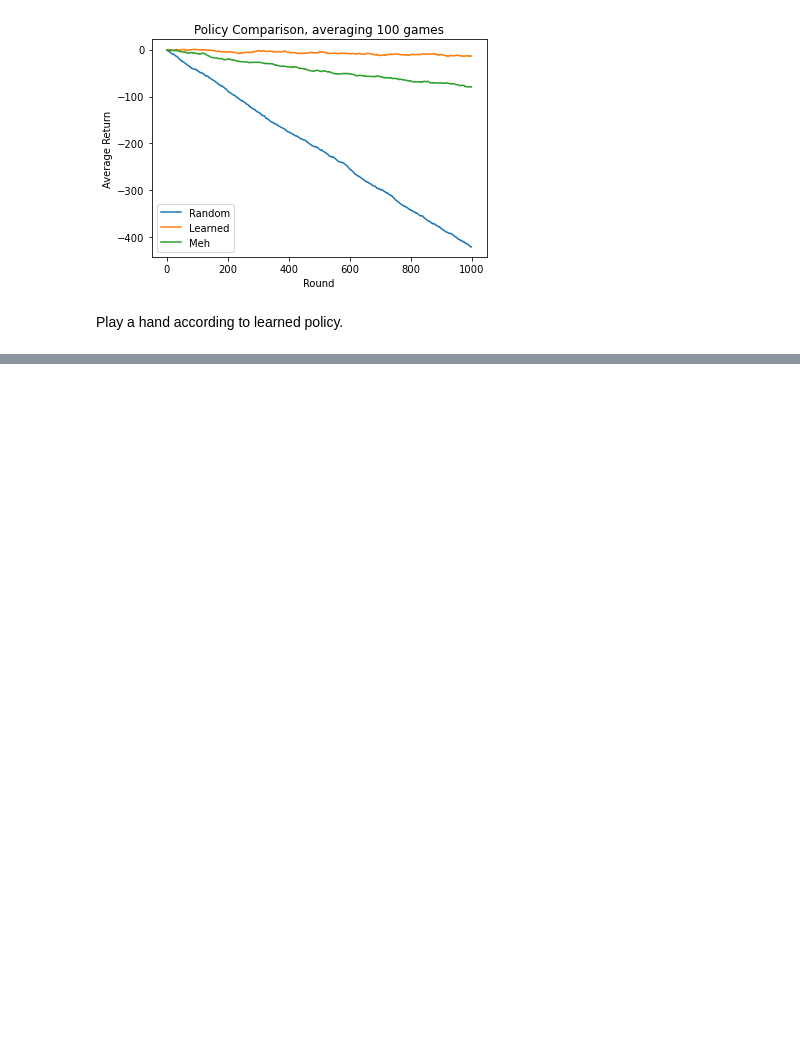
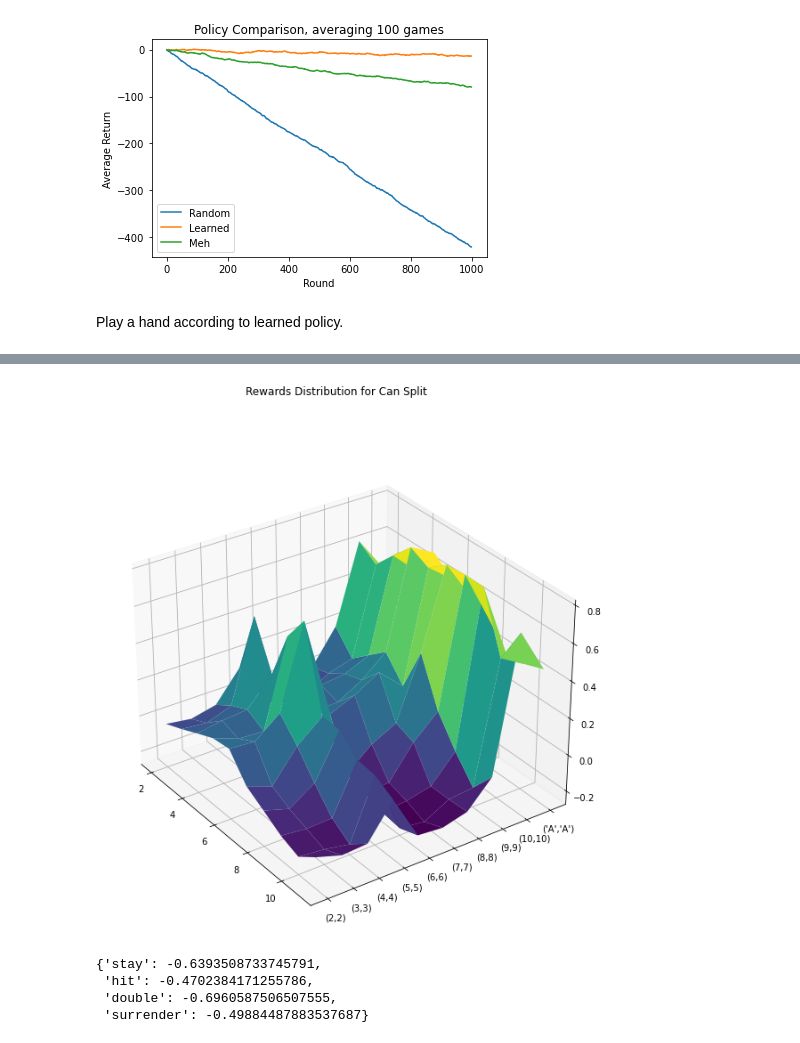
Before and after one commit to petersim1/Blackjack_RL, a Jupyter notebook: Blackjack.ipynb, the cells around one changed output, grey strips where cells are left out. Drawn from its saved outputs; the diff is of its cells as text; code cells hidden in the pictures; blank space fills up the shorter version.

```diff
--- a/Blackjack.ipynb
+++ b/Blackjack.ipynb
@@ -365,0 +412,19 @@ blackjack.getResults()
+# %%
+canSplitMesh = value[2][2:12,2:]
+x,y = np.meshgrid(range(2,12),range(2,12))
+fig = plt.figure(figsize=(10,10))
+fig.suptitle('Rewards Distribution for Can Split')
+ax = plt.axes(projection='3d')
+ticks = ["({},{})".format(p,p) if p < 11 else "('A','A')" for p in range(2,12)]
+ax.set(yticks=range(2,12), yticklabels=ticks)
+ax.plot_surface(x, y, canSplitMesh, rstride=1, cstride=1,cmap='viridis', edgecolor='none')
+ax.view_init(azim=-35)
+# %% [output]
+[figure, added]
+# %%
+Qlearned['noSplit'][(14,11,False)]
+# %% [output]
+{'stay': -0.6393508733745791,
+ 'hit': -0.4702384171255786,
+ 'double': -0.6960587506507555,
+ 'surrender': -0.49884487883537687}
```
Also changed, not shown: parts of 12 cells of this notebook.
